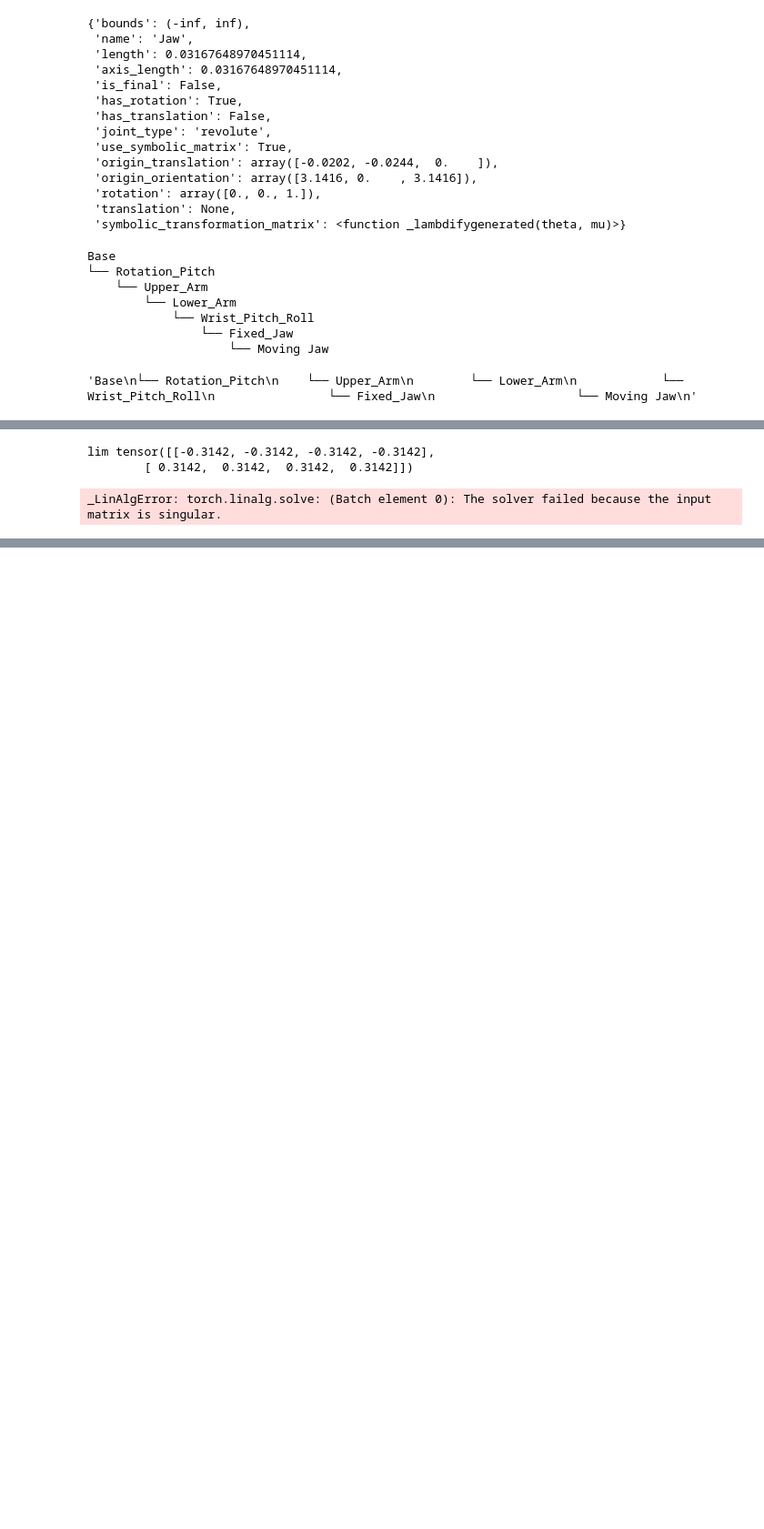
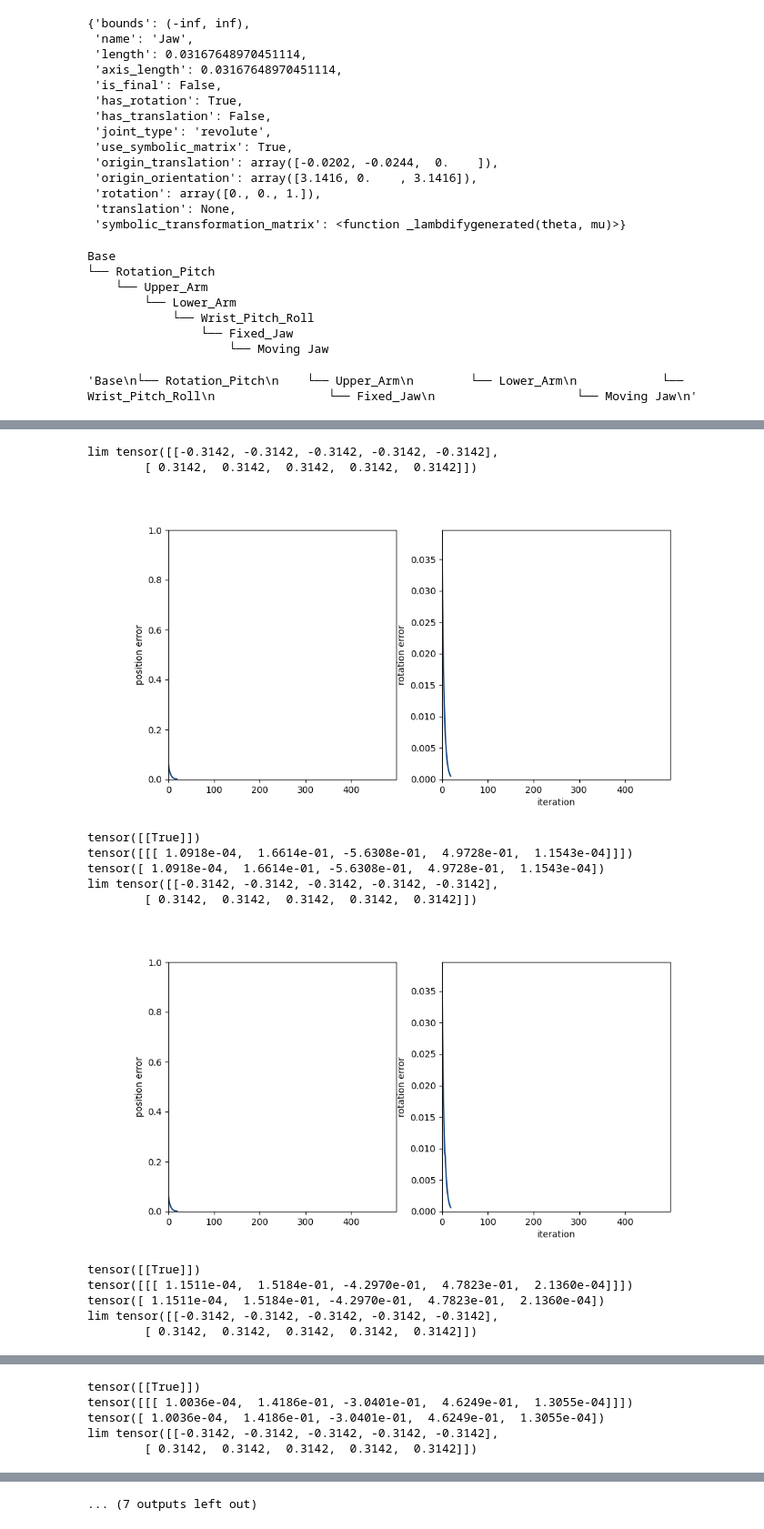
Before and after one commit to alsuren/lerobot, a Jupyter notebook: ikpy.ipynb, the cells around one changed output, grey strips where cells are left out. Shown: that part at 91% size. Saved outputs shown, nothing was run; the diff lists cells and outputs as text; code cells hidden in the pictures; blank space fills up the shorter version.

```diff
--- a/ikpy.ipynb
+++ b/ikpy.ipynb
@@ -177,7 +170,7 @@ Base
                     └── Moving Jaw
 'Base\n└── Rotation_Pitch\n    └── Upper_Arm\n        └── Lower_Arm\n            └── Wrist_Pitch_Roll\n                └── Fixed_Jaw\n                    └── Moving Jaw\n'
 # %%
-serial_chain = pk.SerialChain(chain, "Wrist_Pitch_Roll")
+serial_chain = pk.SerialChain(chain, "Fixed_Jaw")
 # %%
 serial_chain.print_tree()
 # %% [output]
@@ -218,7 +212,8 @@ def to_rr(x):
 
 for r in range(1, 10):
     time.sleep(0.1)
-    links : dict[str, Transform3d] = serial_chain.forward_kinematics([0,0,r/10,0,], end_only=False)
+    joint_angles = [0,0,r/10,0,0]
+    links : dict[str, Transform3d] = serial_chain.forward_kinematics(joint_angles, end_only=False)
     for i, (name, pos) in enumerate(links.items()):
         rr.log(f"forward/{i}-{name}", to_rr(pos))
 
@@ -230,34 +225,45 @@ for r in range(1, 10):
         serial_chain,
         max_iterations=500,
         # Give IK a head start by starting close to where we're expecting to find the solution
         # in theory we could also add other rows to this tensor to give it multiple starting points
         # if the first one fails to converge.
         # Setting the starting position exactly equal to the target position will cause
         # "The solver failed because the input matrix is singular". We could potentially guard against
         # this by running forward kinematics before calling IK, and skipping if we're already there.
         # For now, I just added a bullshit offset.
-        retry_configs=torch.tensor([[0,0,r/10,0,]]) + 0.01,
+        retry_configs=torch.tensor([joint_angles]) + 0.01,
         joint_limits=lim.T,
         early_stopping_any_converged=True,
         early_stopping_no_improvement="all",
         debug=True,
         lr=0.2,
     )
     sol = ik.solve(pos)
 
     print(sol.converged)
     print(sol.solutions)
     for solution in sol.solutions[0]:
         print(solution)
         time.sleep(0.1)
 
         for i, (name, pos) in enumerate(serial_chain.forward_kinematics(solution, end_only=False).items()):
             rr.log(f"inverse/{i}-{name}-ik", to_rr(pos))
 
 
 # rr.log("forward", to_rr(serial_chain.forward_kinematics([0,0,0,0,0,])))
 # rr.log("forward_plus", to_rr(serial_chain.forward_kinematics([0,0.1,0,0,0,])))
 # %% [output]
-lim tensor([[-0.3142, -0.3142, -0.3142, -0.3142],
-        [ 0.3142,  0.3142,  0.3142,  0.3142]])
+lim tensor([[-0.3142, -0.3142, -0.3142, -0.3142, -0.3142],
+        [ 0.3142,  0.3142,  0.3142,  0.3142,  0.3142]])
+[figure, added]
-_LinAlgError: torch.linalg.solve: (Batch element 0): The solver failed because the input matrix is singular.
+tensor([[True]])
+tensor([[[ 1.0918e-04,  1.6614e-01, -5.6308e-01,  4.9728e-01,  1.1543e-04]]])
+tensor([ 1.0918e-04,  1.6614e-01, -5.6308e-01,  4.9728e-01,  1.1543e-04])
+lim tensor([[-0.3142, -0.3142, -0.3142, -0.3142, -0.3142],
+        [ 0.3142,  0.3142,  0.3142,  0.3142,  0.3142]])
+[figure, added]
+tensor([[True]])
+tensor([[[ 1.1511e-04,  1.5184e-01, -4.2970e-01,  4.7823e-01,  2.1360e-04]]])
+tensor([ 1.1511e-04,  1.5184e-01, -4.2970e-01,  4.7823e-01,  2.1360e-04])
+lim tensor([[-0.3142, -0.3142, -0.3142, -0.3142, -0.3142],
+        [ 0.3142,  0.3142,  0.3142,  0.3142,  0.3142]])
@@ -263,0 +271,5 @@ _LinAlgError: torch.linalg.solve: (Batch element 0): The solver failed because t
+tensor([[True]])
+tensor([[[ 1.0036e-04,  1.4186e-01, -3.0401e-01,  4.6249e-01,  1.3055e-04]]])
+tensor([ 1.0036e-04,  1.4186e-01, -3.0401e-01,  4.6249e-01,  1.3055e-04])
+lim tensor([[-0.3142, -0.3142, -0.3142, -0.3142, -0.3142],
+        [ 0.3142,  0.3142,  0.3142,  0.3142,  0.3142]])
@@ -263,0 +289 @@ _LinAlgError: torch.linalg.solve: (Batch element 0): The solver failed because t
+... (7 outputs left out)
```
Also changed, not shown: parts of 5 cells of this notebook, 1 other file.
